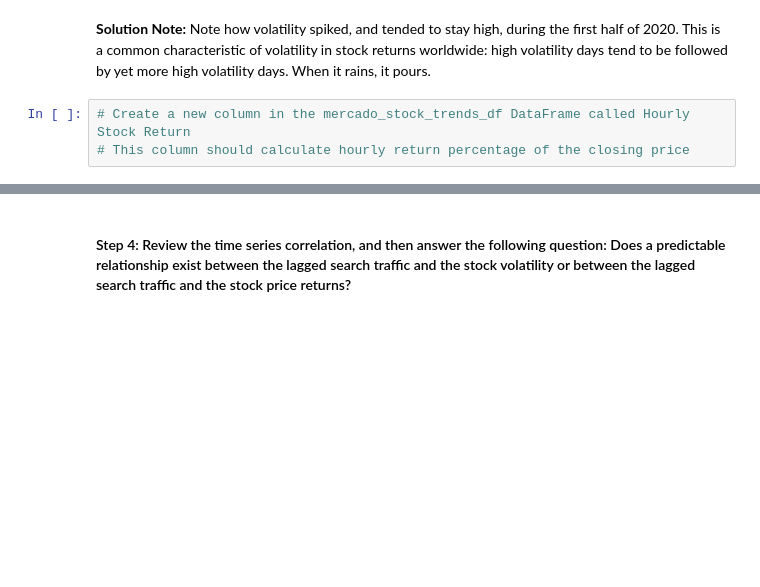
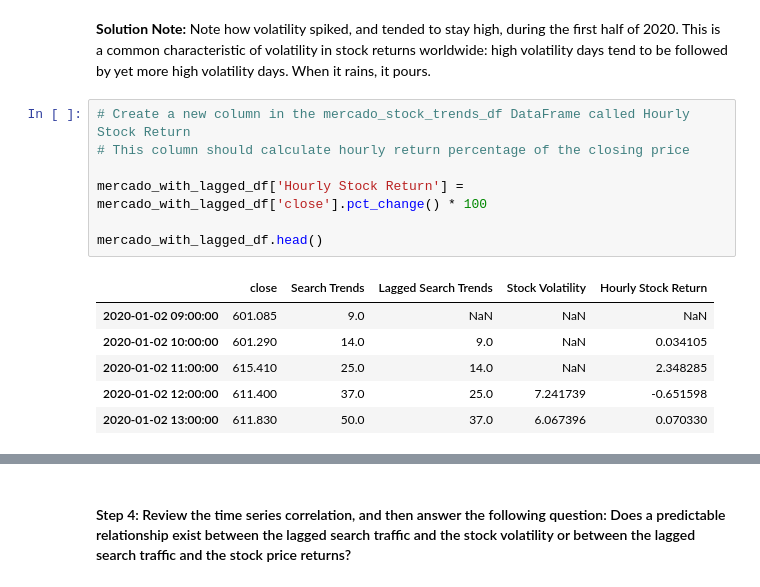
Before and after one commit to mr-cworld/prophet-challenge, a Jupyter notebook: forecasting_net_prophet.ipynb, the cells around one changed output, grey strips where cells are left out. Drawn from its saved outputs; the diff is of its cells as text; blank space fills up the shorter version.

```diff
--- a/forecasting_net_prophet.ipynb
+++ b/forecasting_net_prophet.ipynb
@@ -329,5 +353,16 @@ array([<Axes: >, <Axes: >], dtype=object)
 # %%
 # Create a new column in the mercado_stock_trends_df DataFrame called Hourly Stock Return
 # This column should calculate hourly return percentage of the closing price
+
+mercado_with_lagged_df['Hourly Stock Return'] = mercado_with_lagged_df['close'].pct_change() * 100
+
+mercado_with_lagged_df.head()
+# %% [output]
+|  | close | Search Trends | Lagged Search Trends | Stock Volatility | Hourly Stock Return |
+| 2020-01-02 09:00:00 | 601.085 | 9.0 | NaN | NaN | NaN |
+| 2020-01-02 10:00:00 | 601.290 | 14.0 | 9.0 | NaN | 0.034105 |
+| 2020-01-02 11:00:00 | 615.410 | 25.0 | 14.0 | NaN | 2.348285 |
+| 2020-01-02 12:00:00 | 611.400 | 37.0 | 25.0 | 7.241739 | -0.651598 |
+| 2020-01-02 13:00:00 | 611.830 | 50.0 | 37.0 | 6.067396 | 0.070330 |
 # %%
 # View the first and last five rows of the mercado_stock_trends_df DataFrame
```
Also changed, not shown: parts of 11 cells of this notebook.
